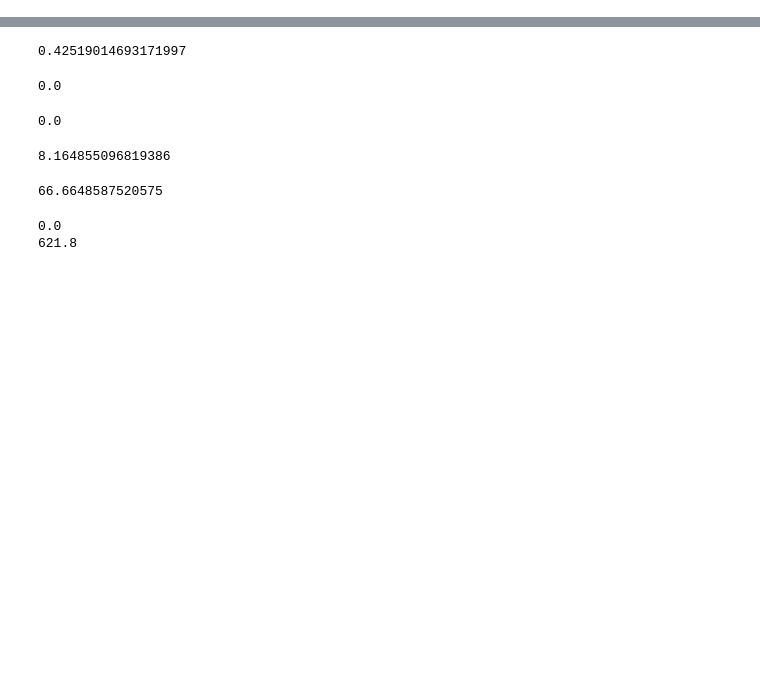
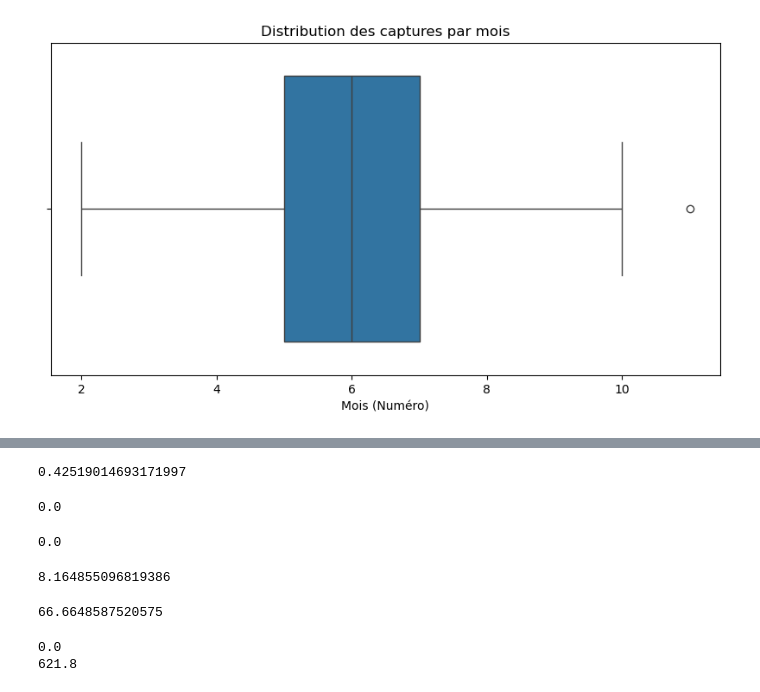
Before and after one commit to F1golfin/projet_stat, a Jupyter notebook: Etude_statistique_Saumons.ipynb, the cells around one changed output, grey strips where cells are left out. Cells and saved outputs as stored; diff of their text form; code cells hidden in the pictures; blank space fills up the shorter version.

```diff
--- a/Etude_statistique_Saumons.ipynb
+++ b/Etude_statistique_Saumons.ipynb
@@ -41,0 +114,9 @@ Index(['District', 'District ID', 'Report order', 'Region', 'Method', 'Year',
+# %%
+# Boxplot pour voir la dispersion des captures
+plt.figure(figsize=(10, 5))
+sns.boxplot(x=saumons["Month number"])
+plt.xlabel("Mois (Numéro)")
+plt.title("Distribution des captures par mois")
+plt.show()
+# %% [output]
+[figure, added]
```
Also changed, not shown: parts of 14 cells of this notebook.
